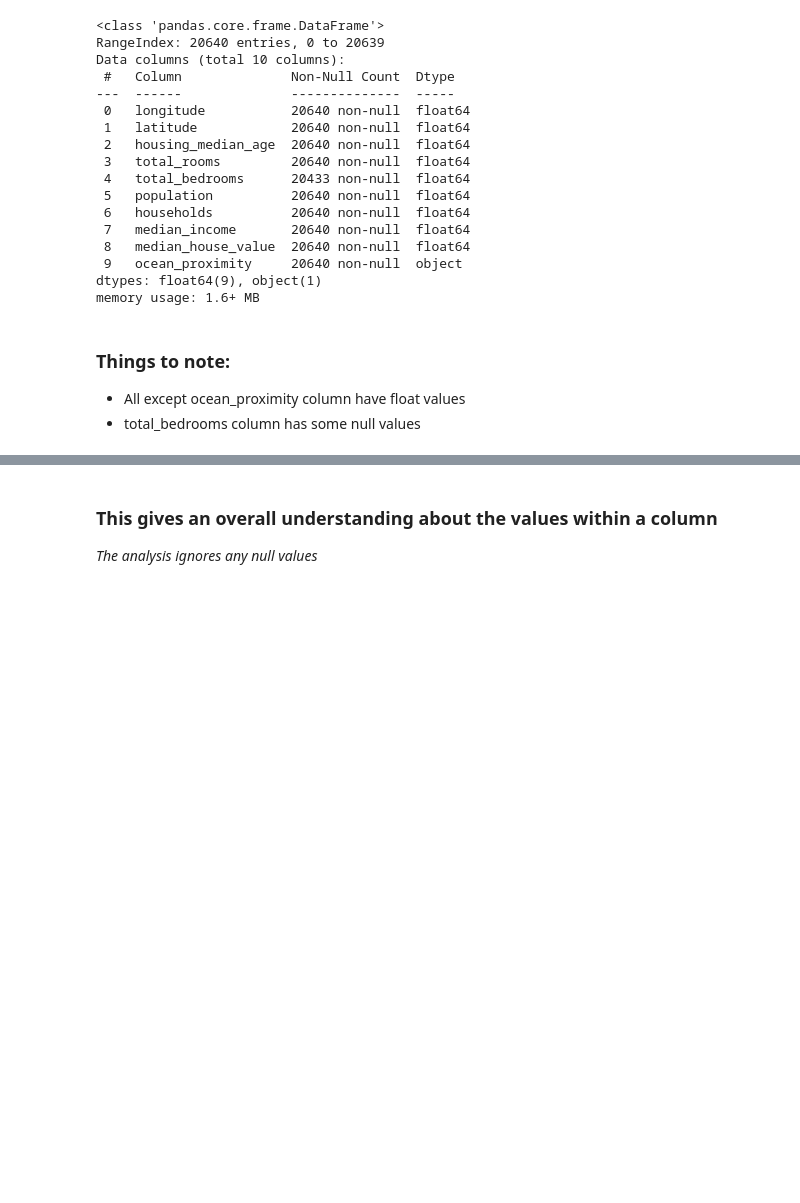
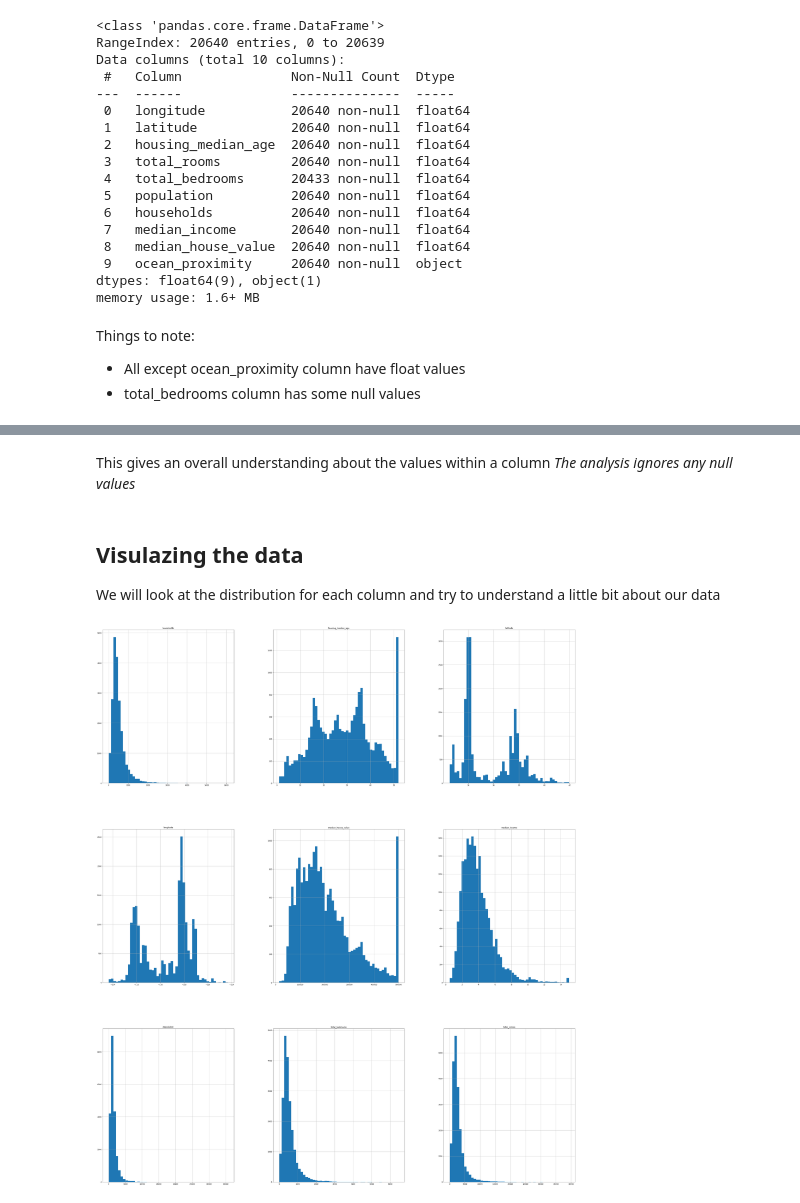
Before and after one commit to preetparmar/Machine-Learning, a Jupyter notebook: Jupyter Notebooks/Housing Prices.ipynb, the cells around one changed output, grey strips where cells are left out. Cells and saved outputs as stored; diff of their text form; code cells hidden in the pictures; blank space fills up the shorter version.

```diff
--- a/Jupyter Notebooks/Housing Prices.ipynb
+++ b/Jupyter Notebooks/Housing Prices.ipynb
@@ -35,7 +35,7 @@ Data columns (total 10 columns):
 dtypes: float64(9), object(1)
 memory usage: 1.6+ MB
 # %% [markdown]
-### Things to note:
+Things to note:
 - All except ocean_proximity column have float values
 - total_bedrooms column has some null values
 # %%
@@ -51,5 +51,13 @@ housing.describe()
 | 75% | -118.010000 | 37.710000 | 37.000000 | 3148.000000 | 647.000000 | 1725.000000 | 605.000000 | ... |
 | max | -114.310000 | 41.950000 | 52.000000 | 39320.000000 | 6445.000000 | 35682.000000 | 6082.000000 | ... |
 # %% [markdown]
-### This gives an overall understanding about the values within a column
+This gives an overall understanding about the values within a column
 _The analysis ignores any null values_
+# %% [markdown]
+## Visulazing the data
+We will look at the distribution for each column and try to understand a little bit about our data
+# %%
+housing.hist(figsize=(50, 60), bins=50)
+plt.show()
+# %% [output]
+[figure, added]
```
